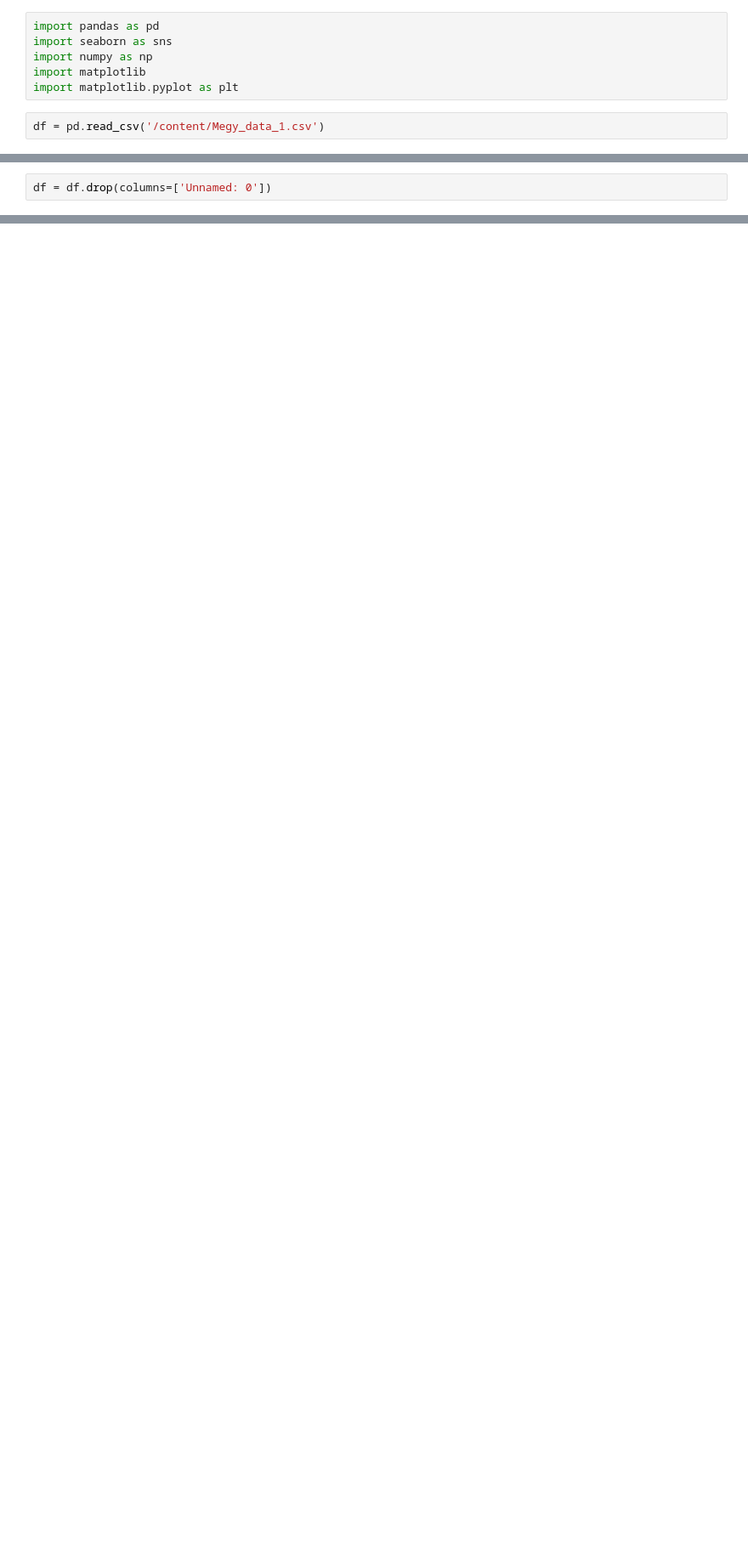
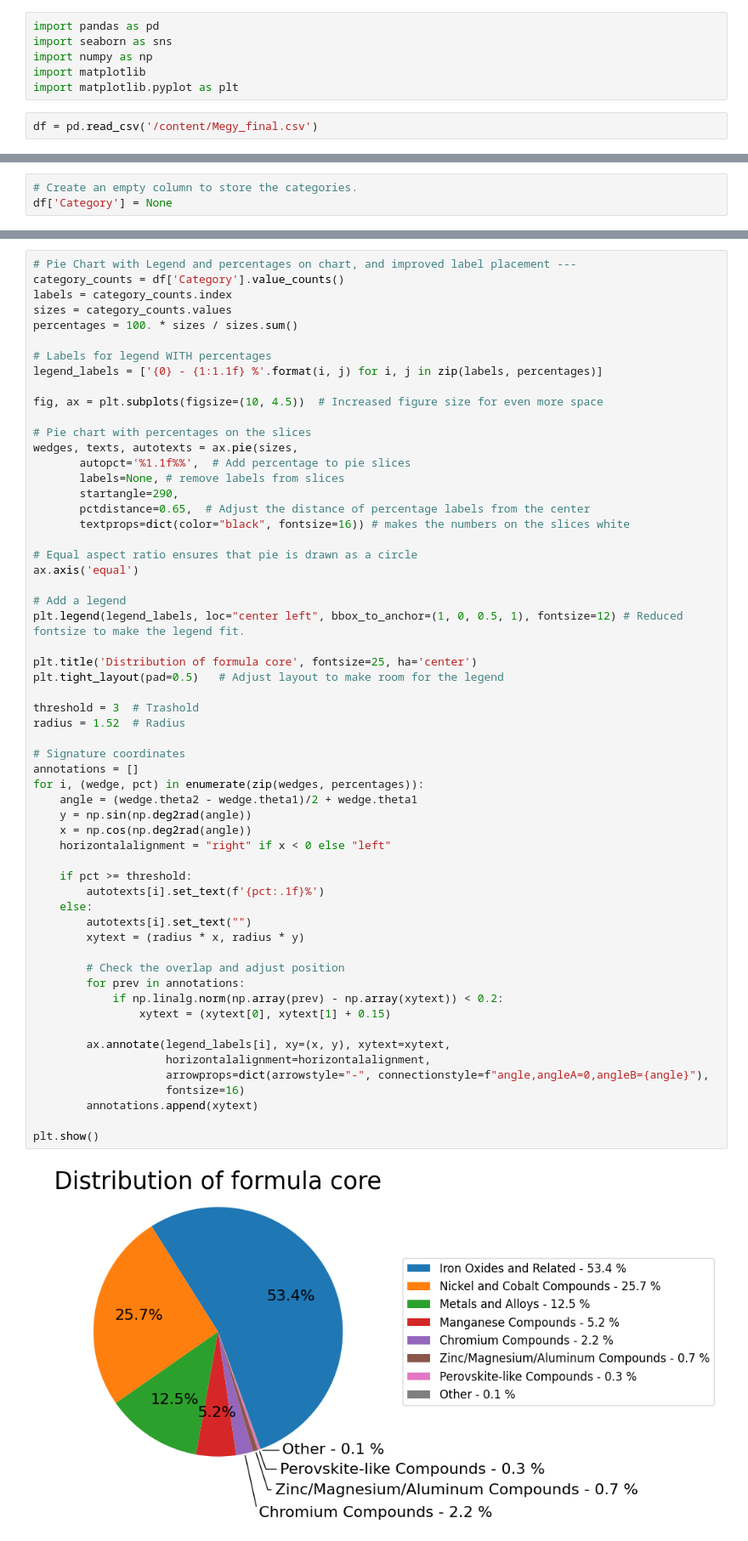
Before and after one commit to kwillon/Megy, a Jupyter notebook: Cleaning_and_visualization/pie_diagram_formula.ipynb, the cells around one changed output, grey strips where cells are left out. Shown at 85% size. Drawn from its saved outputs; the diff is of its cells as text; blank space fills up the shorter version.

```diff
--- a/Cleaning_and_visualization/pie_diagram_formula.ipynb
+++ b/Cleaning_and_visualization/pie_diagram_formula.ipynb
@@ -5,7 +5,7 @@ import numpy as np
 import matplotlib
 import matplotlib.pyplot as plt
 # %%
-df = pd.read_csv('/content/Megy_data_1.csv')
+df = pd.read_csv('/content/Megy_final.csv')
 # %%
 df.info()
 # %% [output]
@@ -29,2 +28,0 @@ memory usage: 370.0+ KB
-# %%
-df = df.drop(columns=['Unnamed: 0'])
@@ -143,0 +91,3 @@ plt.show()
+# %%
+# Create an empty column to store the categories.
+df['Category'] = None
@@ -143,0 +142,60 @@ plt.show()
+# %%
+# Pie Chart with Legend and percentages on chart, and improved label placement ---
+category_counts = df['Category'].value_counts()
+labels = category_counts.index
+sizes = category_counts.values
+percentages = 100. * sizes / sizes.sum()
+
+# Labels for legend WITH percentages
+legend_labels = ['{0} - {1:1.1f} %'.format(i, j) for i, j in zip(labels, percentages)]
+
+fig, ax = plt.subplots(figsize=(10, 4.5))  # Increased figure size for even more space
+
+# Pie chart with percentages on the slices
+wedges, texts, autotexts = ax.pie(sizes,
+       autopct='%1.1f%%',  # Add percentage to pie slices
+       labels=None, # remove labels from slices
+       startangle=290,
+       pctdistance=0.65,  # Adjust the distance of percentage labels from the center
+       textprops=dict(color="black", fontsize=16)) # makes the numbers on the slices white
+
+# Equal aspect ratio ensures that pie is drawn as a circle
+ax.axis('equal')
+
+# Add a legend
+plt.legend(legend_labels, loc="center left", bbox_to_anchor=(1, 0, 0.5, 1), fontsize=12) # Reduced fontsize to make the legend fit.
+
+plt.title('Distribution of formula core', fontsize=25, ha='center')
+plt.tight_layout(pad=0.5)   # Adjust layout to make room for the legend
+
+threshold = 3  # Trashold
+radius = 1.52  # Radius
+
+# Signature coordinates
+annotations = []
+for i, (wedge, pct) in enumerate(zip(wedges, percentages)):
+    angle = (wedge.theta2 - wedge.theta1)/2 + wedge.theta1
+    y = np.sin(np.deg2rad(angle))
+    x = np.cos(np.deg2rad(angle))
+    horizontalalignment = "right" if x < 0 else "left"
+
+    if pct >= threshold:
+        autotexts[i].set_text(f'{pct:.1f}%')
+    else:
+        autotexts[i].set_text("")
+        xytext = (radius * x, radius * y)
+
+        # Check the overlap and adjust position
+        for prev in annotations:
+            if np.linalg.norm(np.array(prev) - np.array(xytext)) < 0.2:
+                xytext = (xytext[0], xytext[1] + 0.15)
+
+        ax.annotate(legend_labels[i], xy=(x, y), xytext=xytext,
+                    horizontalalignment=horizontalalignment,
+                    arrowprops=dict(arrowstyle="-", connectionstyle=f"angle,angleA=0,angleB={angle}"),
+                    fontsize=16)
+        annotations.append(xytext)
+
+plt.show()
+# %% [output]
+[figure, added]
```
Also changed, not shown: parts of 19 cells of this notebook, 10 other files.
